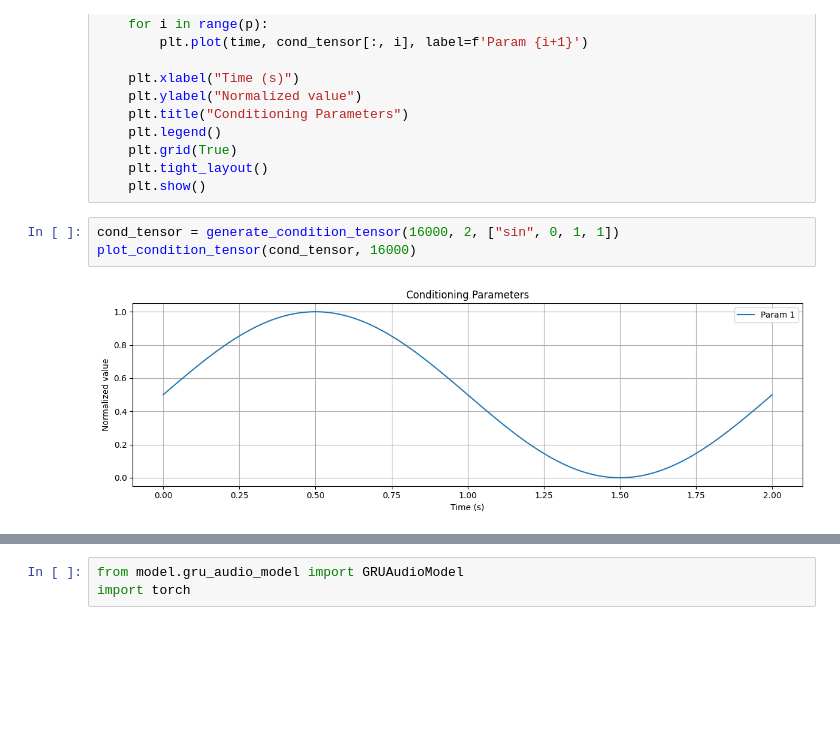
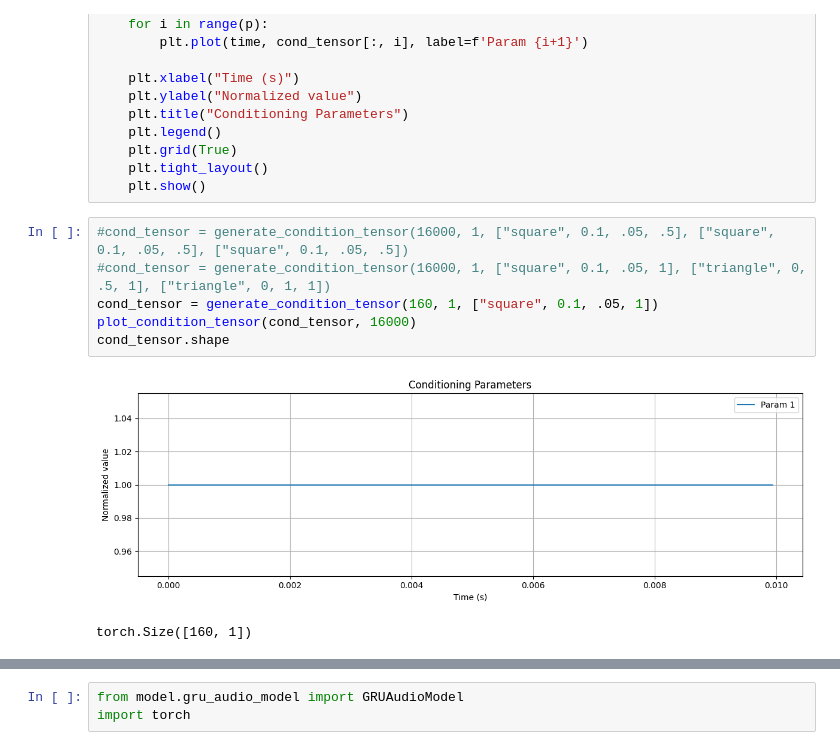
Before and after one commit to lonce/BasicAudioRNN, a Jupyter notebook: Inference.ipynb, the cells around one changed output, grey strips where cells are left out. Saved outputs shown, nothing was run; the diff lists cells and outputs as text; blank space fills up the shorter version.

```diff
--- a/Inference.ipynb
+++ b/Inference.ipynb
@@ -79,8 +83,12 @@ def plot_condition_tensor(cond_tensor: torch.FloatTensor, sr: int):
     plt.tight_layout()
     plt.show()
 # %%
-cond_tensor = generate_condition_tensor(16000, 2, ["sin", 0, 1, 1])
+#cond_tensor = generate_condition_tensor(16000, 1, ["square", 0.1, .05, .5], ["square", 0.1, .05, .5], ["square", 0.1, .05, .5])
+#cond_tensor = generate_condition_tensor(16000, 1, ["square", 0.1, .05, 1], ["triangle", 0, .5, 1], ["triangle", 0, 1, 1])
+cond_tensor = generate_condition_tensor(160, 1, ["square", 0.1, .05, 1])
 plot_condition_tensor(cond_tensor, 16000)
+cond_tensor.shape
 # %% [output]
-[figure, old version]
+[figure, new version]
+torch.Size([160, 1])
 # %%
```
Also changed, not shown: parts of 8 cells of this notebook, 15 other files.
